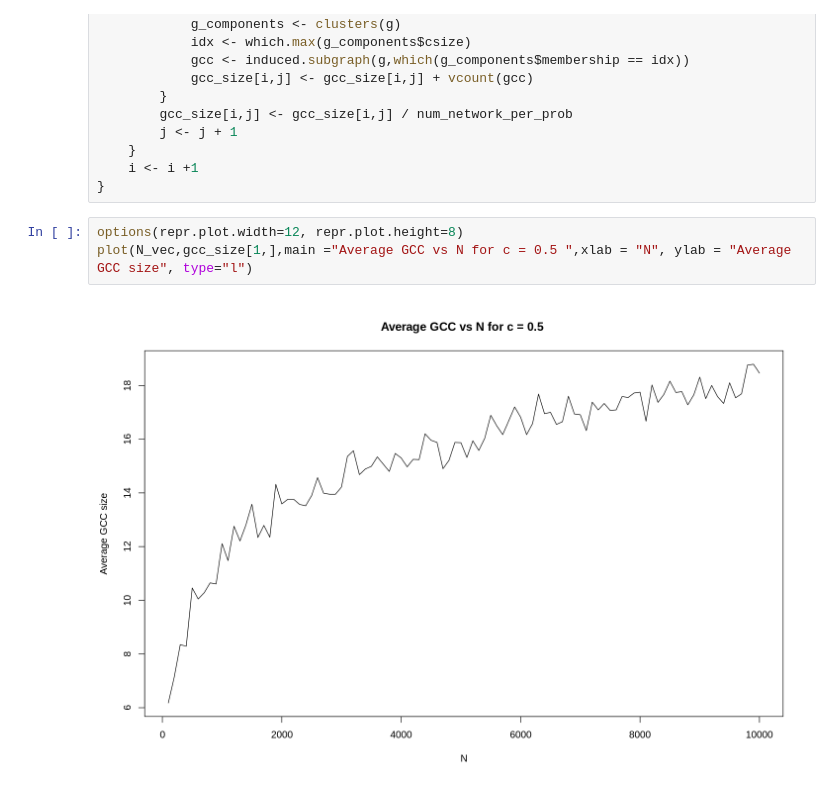
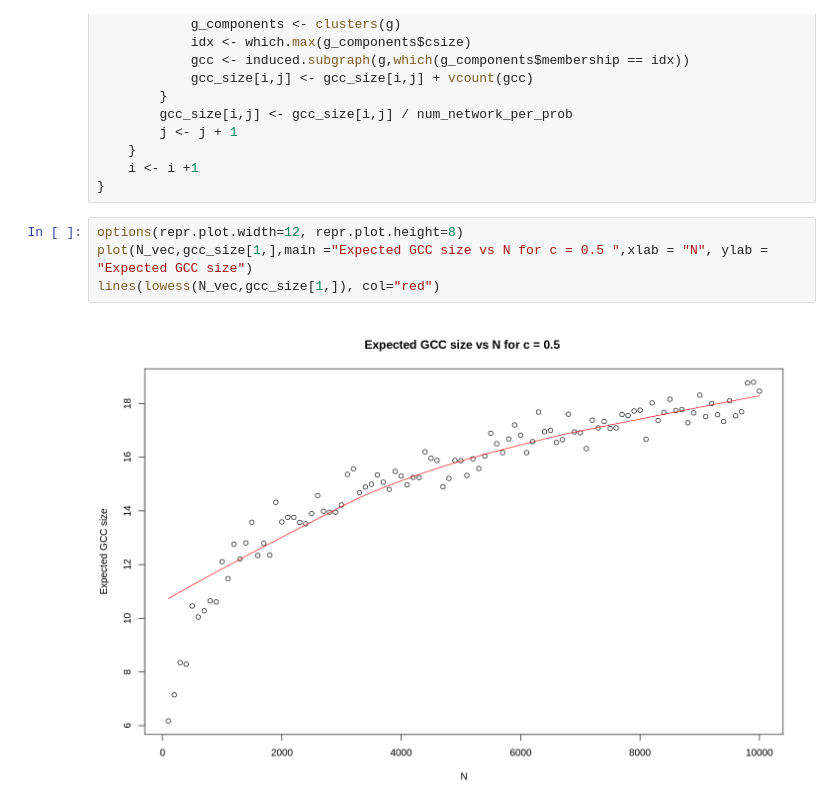
Before and after one commit to diplav09/ECE232_-LargeScaleSocialandComplexNetworks, a Jupyter notebook: ECE232_assignment1.ipynb, the cells around one changed output. Drawn from its saved outputs; the diff is of its cells as text.

Commit message:
added graph

```diff
--- a/ECE232_assignment1.ipynb
+++ b/ECE232_assignment1.ipynb
@@ -198,8 +194,9 @@ for(c in c_vec)
 }
 # %%
 options(repr.plot.width=12, repr.plot.height=8)
-plot(N_vec,gcc_size[1,],main ="Average GCC vs N for c = 0.5 ",xlab = "N", ylab = "Average GCC size", type="l")
+plot(N_vec,gcc_size[1,],main ="Expected GCC size vs N for c = 0.5 ",xlab = "N", ylab = "Expected GCC size")
+lines(lowess(N_vec,gcc_size[1,]), col="red")
 # %% [output]
-[figure, old version]
+[figure, new version]
 # %%
 options(repr.plot.width=12, repr.plot.height=8)
```
Also changed, not shown: parts of 3 cells of this notebook.
